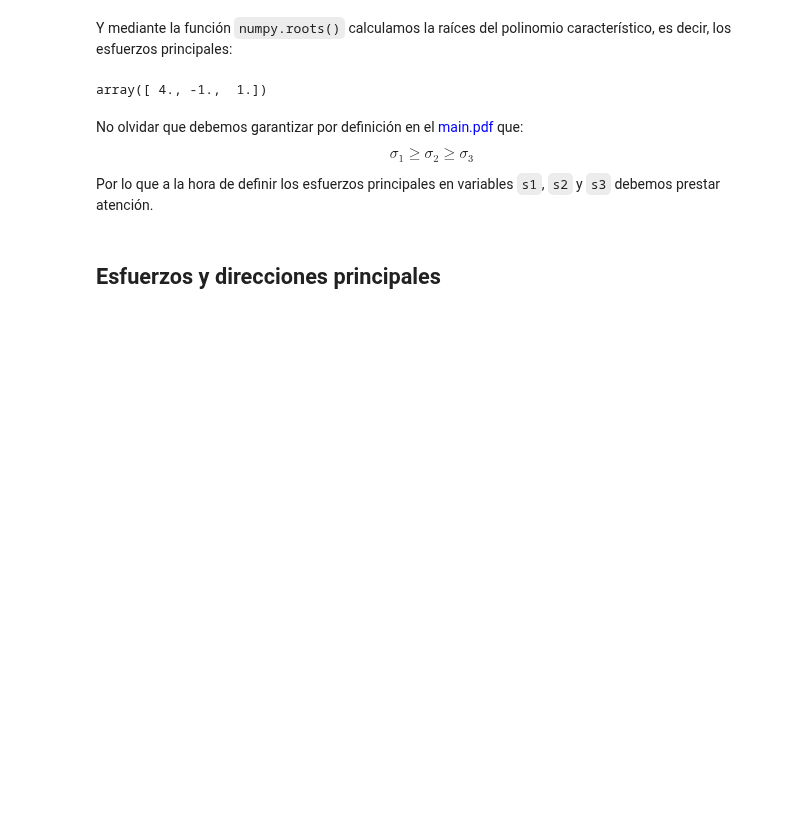
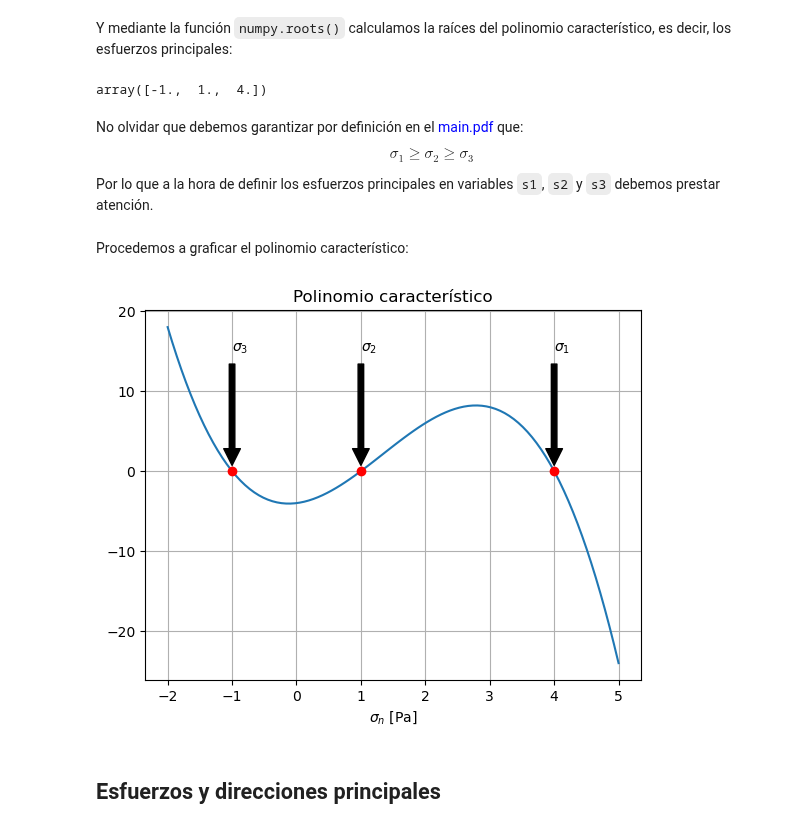
Before and after one commit to diegoandresalvarez/solidos, a Jupyter notebook: codigo/cap_02/2.8.2_ejemplo_2.4.ipynb, the cells around one changed output. Saved outputs shown, nothing was run; the diff lists cells and outputs as text; code cells hidden in the pictures; blank space fills up the shorter version.

Commit message:
Polinomio característico

````diff
--- a/codigo/cap_02/2.8.2_ejemplo_2.4.ipynb
+++ b/codigo/cap_02/2.8.2_ejemplo_2.4.ipynb
@@ -73,15 +73,35 @@ $$-\sigma_n^3+ 4\sigma_n^2 + \sigma_n -4=0$$
 Así, los invariantes de esfuerzos son $I_1 =4Pa$, $I_2=-1Pa^2$ y $I_3=-4Pa^3$.
 # %% [markdown]
 Y mediante la función ```numpy.roots()``` calculamos la raíces del polinomio característico, es decir, los esfuerzos principales:
-# %%
-roots(pol)
-# %% [output]
-array([ 4., -1.,  1.])
+# %%
+esf_ppales = sort(roots(pol))  # sort() los ordena de menor a mayor
+esf_ppales
+# %% [output]
+array([-1.,  1.,  4.])
 # %% [markdown]
 No olvidar que debemos garantizar por definición en el <font color='blue'>main.pdf</font> que:
 $$\sigma_1 \geq \sigma_2 \geq \sigma_3$$
 
 Por lo que a la hora de definir los esfuerzos principales en variables ```s1```, ```s2``` y ```s3``` debemos prestar atención.
+# %% [markdown]
+Procedemos a graficar el polinomio característico:
+# %%
+import matplotlib.pyplot as plt
+from numpy import polyval, linspace
+
+sigman = linspace(-2, 5, 100)
+p = polyval(pol, sigman)
+plt.plot(sigman, p)
+plt.grid('on')
+plt.plot(esf_ppales, [0, 0, 0], 'ro')
+plt.annotate(r'$\sigma_3$', xy=(esf_ppales[0], 0), xytext=(esf_ppales[0], 15), arrowprops=dict(facecolor='black', shrink=0.05))
+plt.annotate(r'$\sigma_2$', xy=(esf_ppales[1], 0), xytext=(esf_ppales[1], 15), arrowprops=dict(facecolor='black', shrink=0.05))
+plt.annotate(r'$\sigma_1$', xy=(esf_ppales[2], 0), xytext=(esf_ppales[2], 15), arrowprops=dict(facecolor='black', shrink=0.05))
+plt.title('Polinomio característico')
+plt.xlabel(r'$\sigma_n$ [Pa]')
+plt.show()
+# %% [output]
+[figure, added]
 # %% [markdown]
 ## Esfuerzos y direcciones principales
 # %% [markdown]
````
Also changed, not shown: parts of 3 cells of this notebook.
